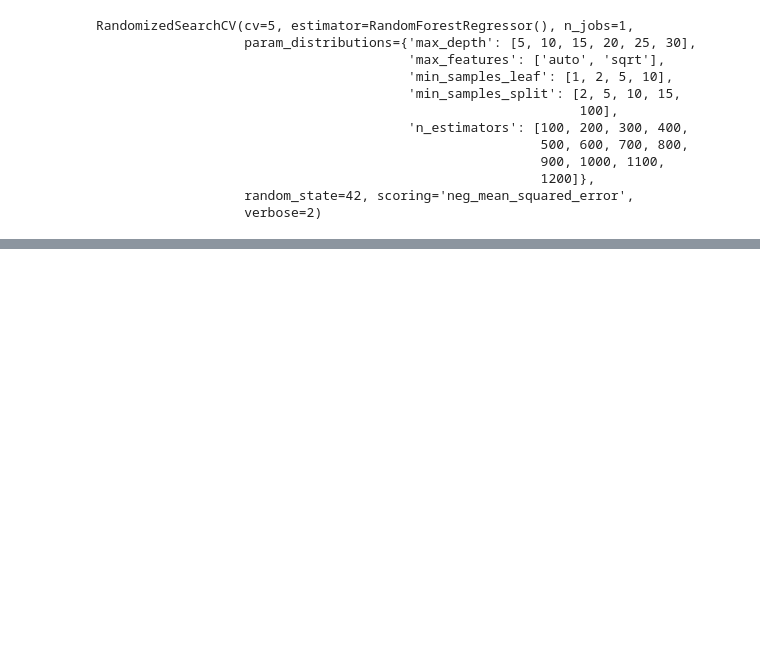
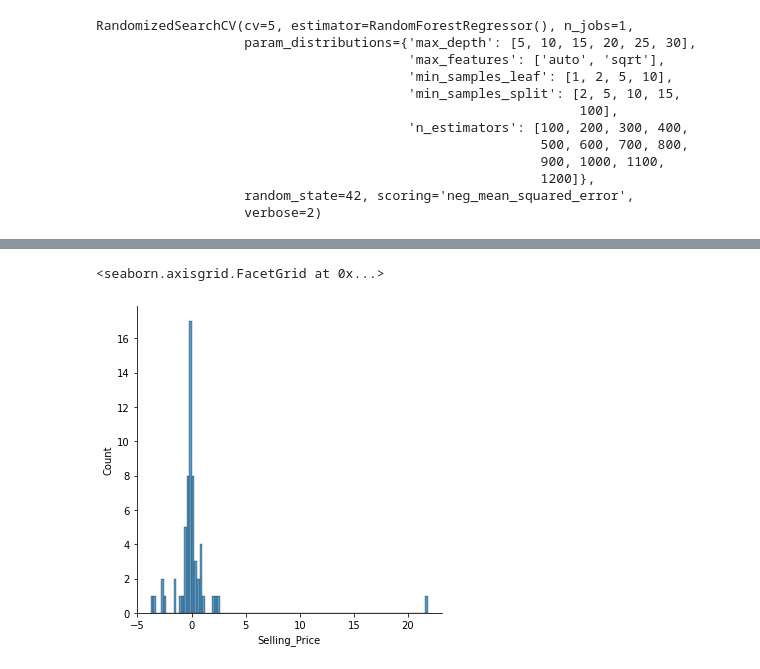
Before and after one commit to bidhyapokharel/Machine-Learning-Project, a Jupyter notebook: Untitled.ipynb, the cells around one changed output, grey strips where cells are left out. Saved outputs shown, nothing was run; the diff lists cells and outputs as text; code cells hidden in the pictures; blank space fills up the shorter version.

```diff
--- a/Untitled.ipynb
+++ b/Untitled.ipynb
@@ -375,4 +375,4 @@ RandomizedSearchCV(cv=5, estimator=RandomForestRegressor(), n_jobs=1,
                    random_state=42, scoring='neg_mean_squared_error',
                    verbose=2)
 # %%
-predictions=rf_random
+predictions=rf_random.predict(x_test)
@@ -378,0 +393,5 @@ predictions=rf_random
+# %%
+sns.displot(y_test-predictions)
+# %% [output]
+<seaborn.axisgrid.FacetGrid at 0x...>
+[figure, added]
```
Also changed, not shown: parts of 4 cells of this notebook, 1 other file.
